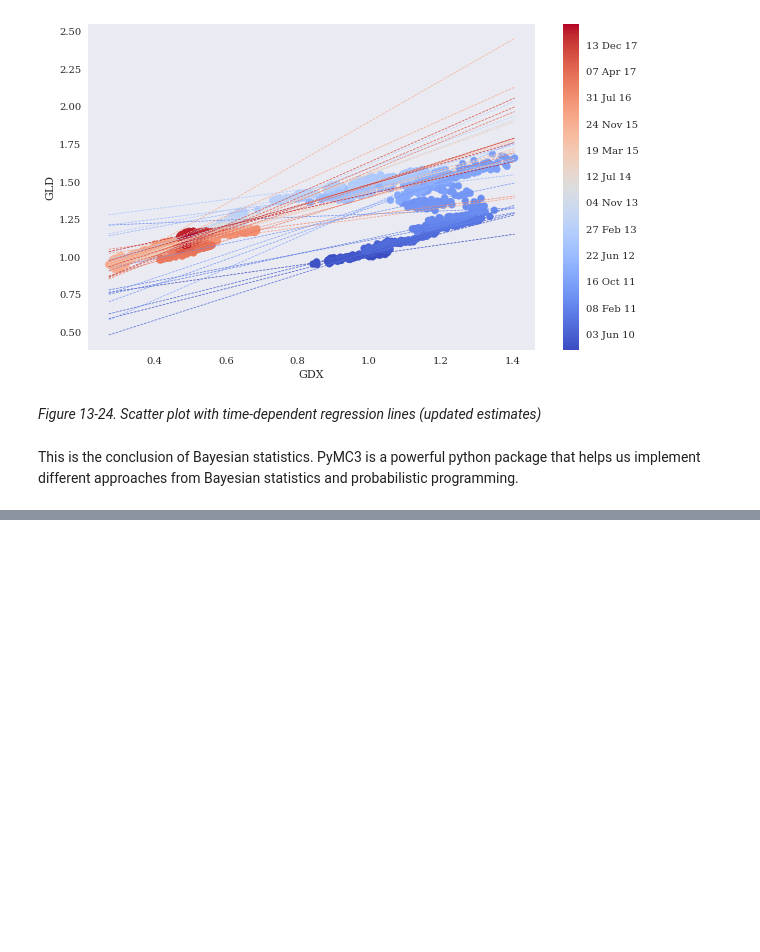
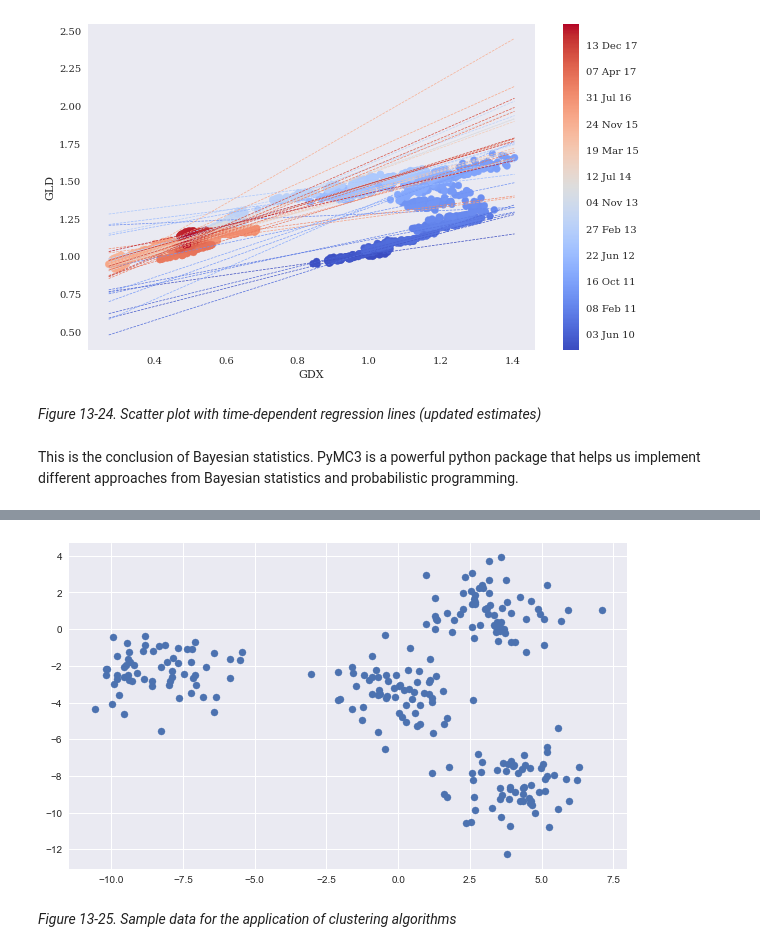
Before and after one commit to mackertp/finance-py, a Jupyter notebook: book_chapters/chapter-13.ipynb, the cells around one changed output, grey strips where cells are left out. Cells and saved outputs as stored; diff of their text form; code cells hidden in the pictures; blank space fills up the shorter version.

```diff
--- a/book_chapters/chapter-13.ipynb
+++ b/book_chapters/chapter-13.ipynb
@@ -1290,0 +1304,6 @@ This is the conclusion of Bayesian statistics. PyMC3 is a powerful python packag
+# %%
+plt.style.use('seaborn')
+mpl.rcParams['font.family']
+np.random.seed(1000)
+np.set_printoptions(suppress=True, precision=4)
+%matplotlib inline
@@ -1290,0 +1312,9 @@ This is the conclusion of Bayesian statistics. PyMC3 is a powerful python packag
+# %%
+X, y = make_blobs(n_samples=250, centers=4, random_state=500, cluster_std=1.25)
+# %%
+plt.figure(figsize=(10,6))
+plt.scatter(X[:, 0], X[:, 1], s=50);
+# %% [output]
+[figure, added]
+# %% [markdown]
+*Figure 13-25. Sample data for the application of clustering algorithms*
```
Also changed, not shown: parts of 50 cells of this notebook.
